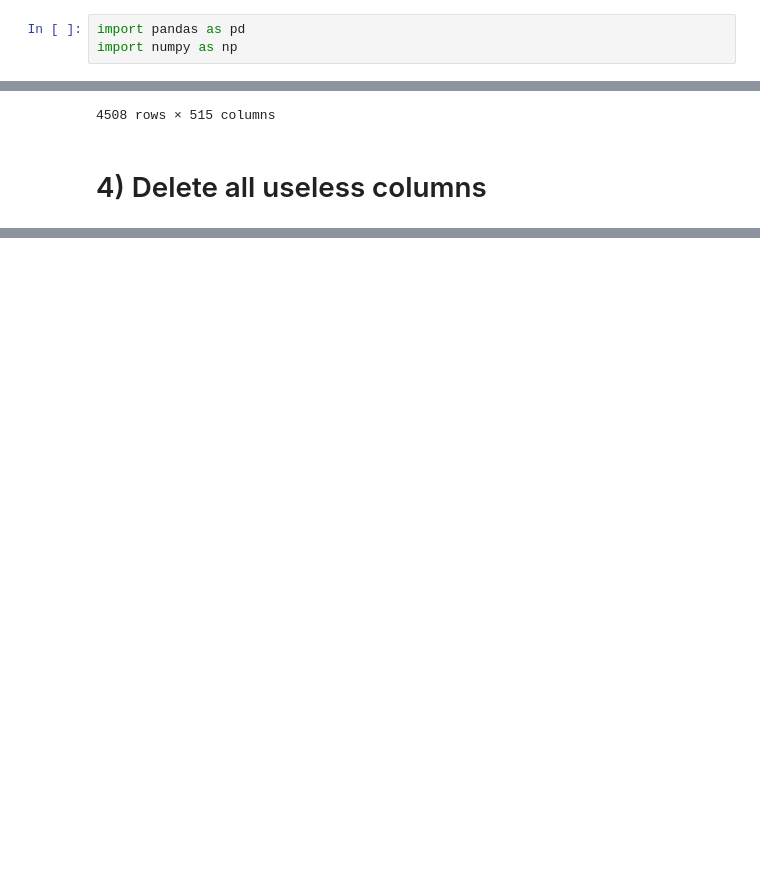
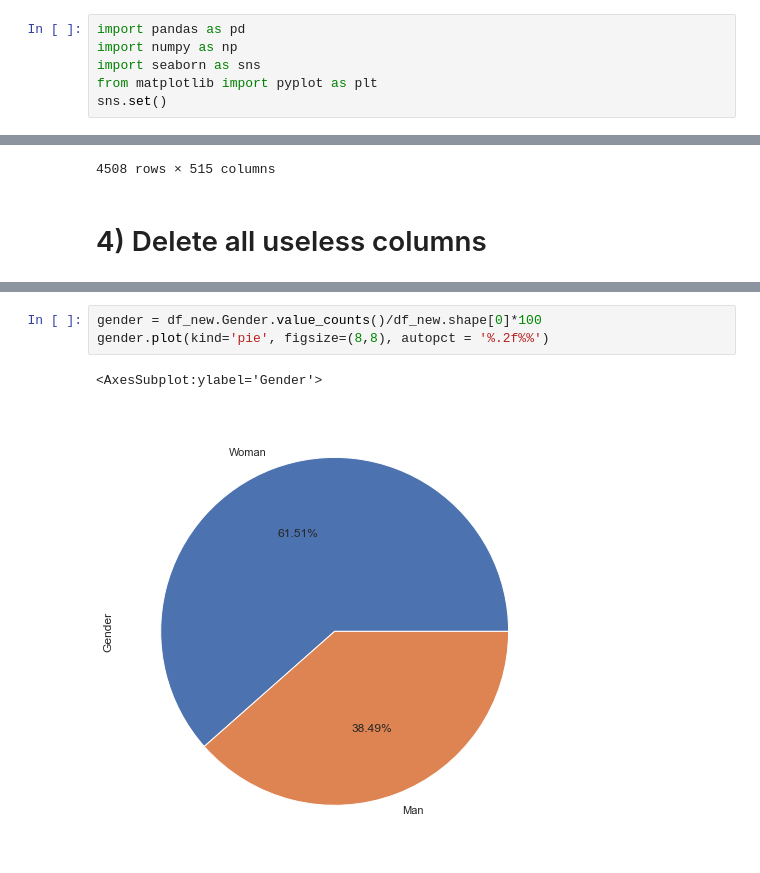
Before and after one commit to BrentonBudler/DAEProject2021, a Jupyter notebook: Dino/Wave2.ipynb, the cells around one changed output, grey strips where cells are left out. Drawn from its saved outputs; the diff is of its cells as text; blank space fills up the shorter version.

Commit message:
Added main folder and notebook, along with the demograpic plots

```diff
--- a/Dino/Wave2.ipynb
+++ b/Dino/Wave2.ipynb
@@ -1,4 +1,7 @@
 # %%
 import pandas as pd
 import numpy as np
+import seaborn as sns
+from matplotlib import pyplot as plt
+sns.set()
 # %% [markdown]
@@ -171,0 +187,6 @@ df_new
+# %%
+gender = df_new.Gender.value_counts()/df_new.shape[0]*100
+gender.plot(kind='pie', figsize=(8,8), autopct = '%.2f%%')
+# %% [output]
+<AxesSubplot:ylabel='Gender'>
+[figure, added]
```
Also changed, not shown: parts of 10 cells of this notebook, 7 other files.
